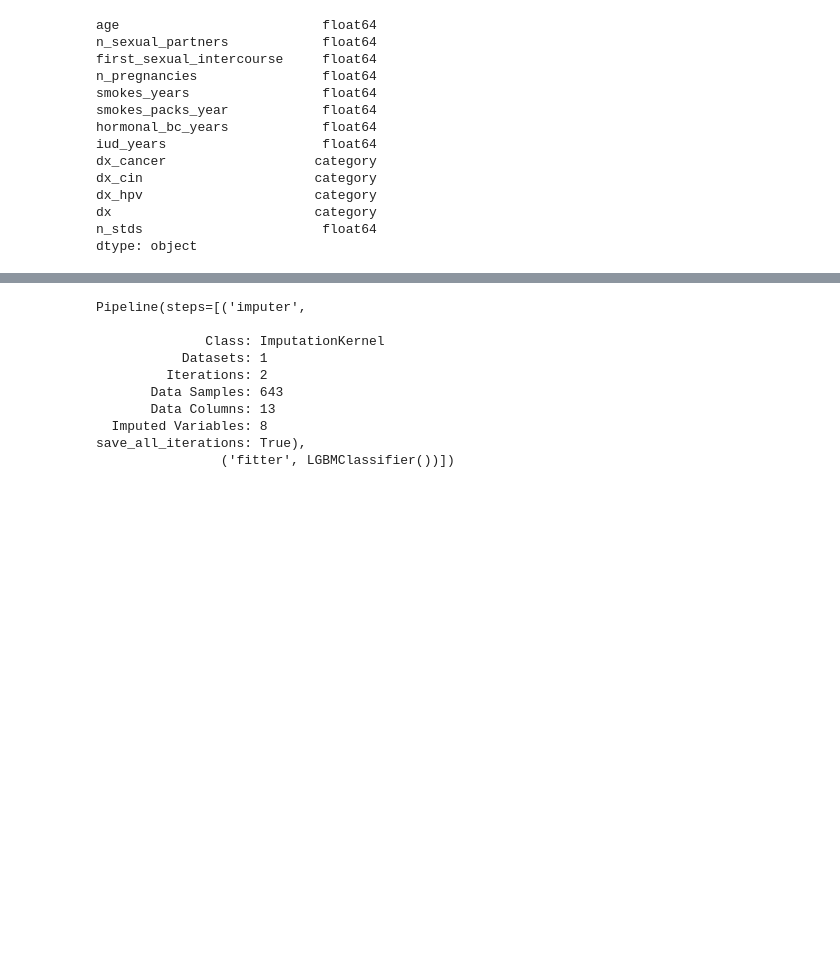
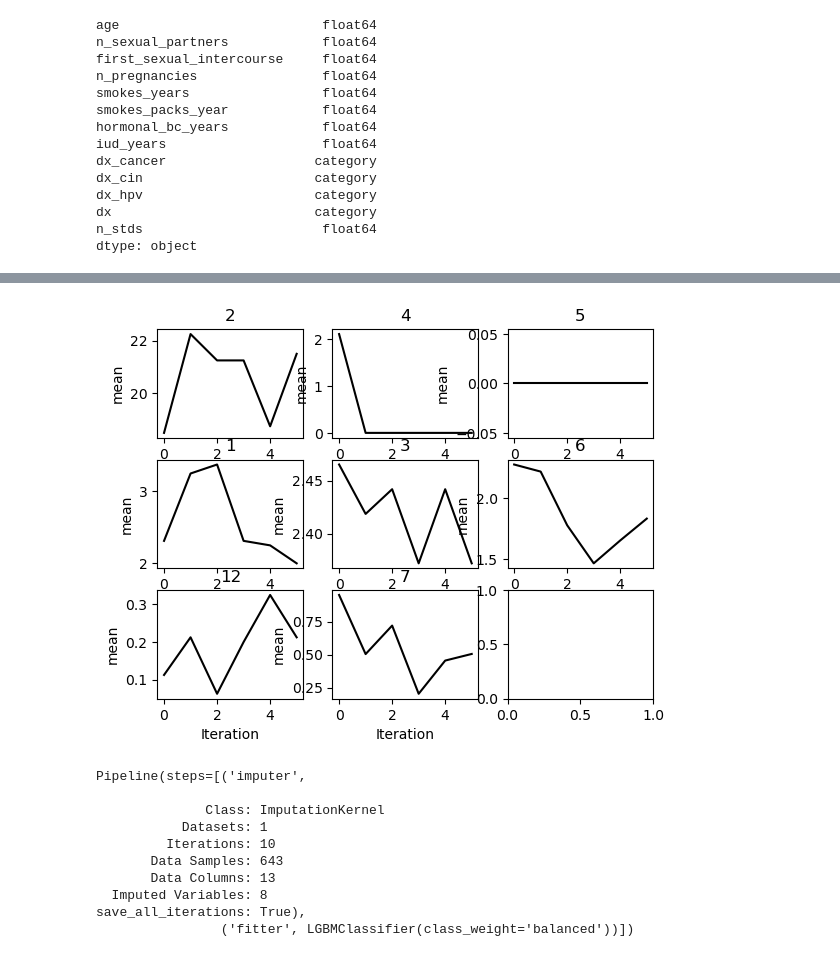
Before and after one commit to jmniehaus/cervical_cancer, a Jupyter notebook: cervical.ipynb, the cells around one changed output, grey strips where cells are left out. Saved outputs shown, nothing was run; the diff lists cells and outputs as text; code cells hidden in the pictures; blank space fills up the shorter version.

```diff
--- a/cervical.ipynb
+++ b/cervical.ipynb
@@ -176,0 +286,4 @@ pipe = Pipeline([
+# %%
+impute_kernel.plot_mean_convergence()
+# %% [output]
+[figure, added]
@@ -177,16 +314,16 @@ pipe = Pipeline([
 # %%
-pipe.fit(x_train, y_train.values.flatten())
+pipe.fit(x_train, y_train.values.flatten(), imputer__iterations = 5)
 # %% [output]
 Pipeline(steps=[('imputer',
 
               Class: ImputationKernel
            Datasets: 1
-         Iterations: 2
+         Iterations: 10
        Data Samples: 643
        Data Columns: 13
   Imputed Variables: 8
 save_all_iterations: True),
-                ('fitter', LGBMClassifier())])
+                ('fitter', LGBMClassifier(class_weight='balanced'))])
 # %%
 print(classification_report(y_true = y_test, y_pred = pipe.predict(x_test)))
 # %% [output]
```
Also changed, not shown: parts of 26 cells of this notebook.
